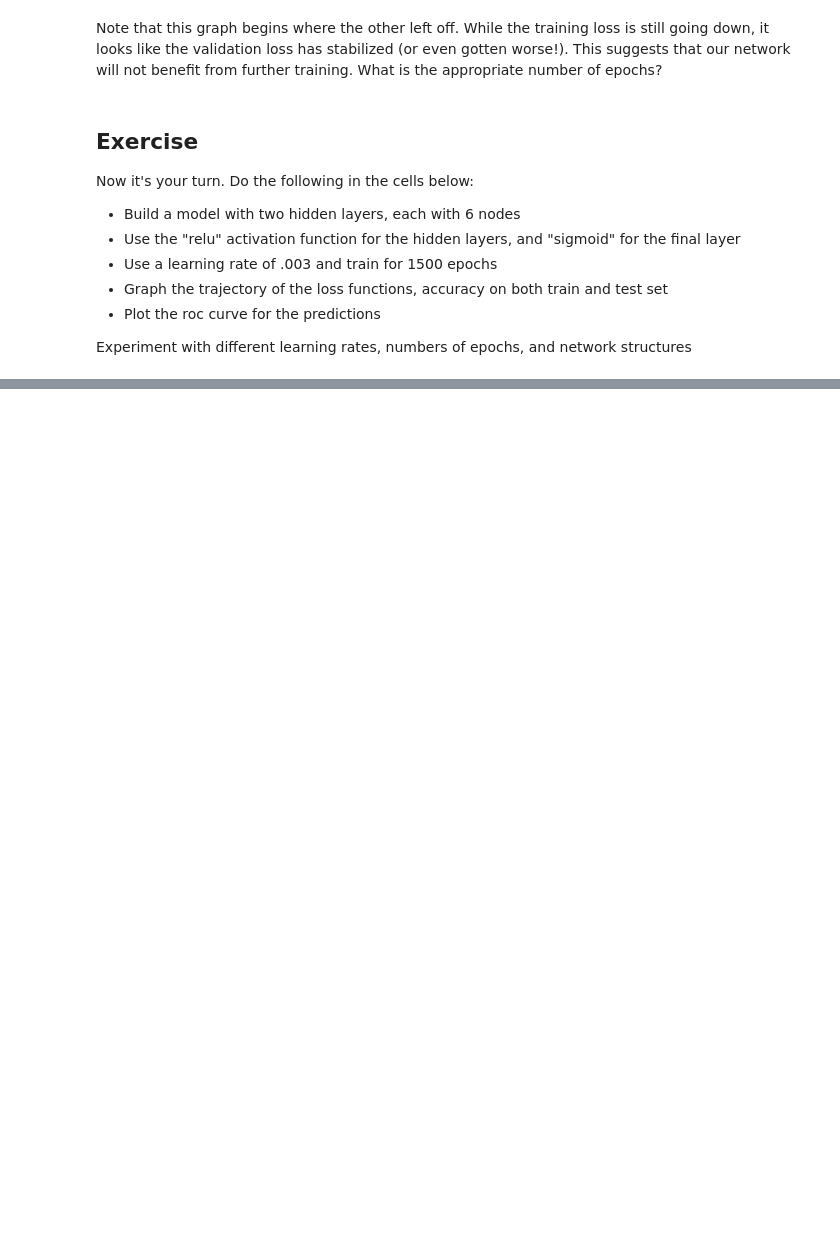
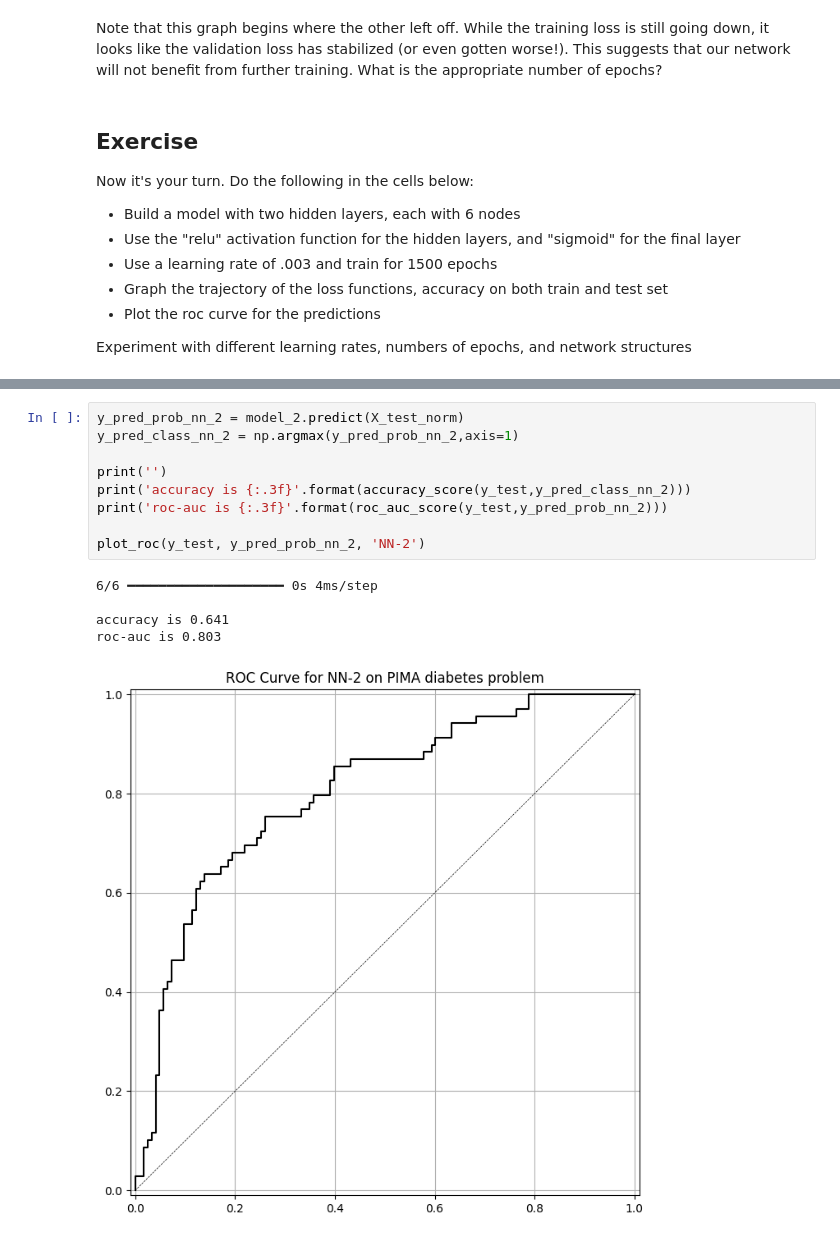
Before and after one commit to choojun/ml, a Jupyter notebook: P07 Neural Network.ipynb, the cells around one changed output, grey strips where cells are left out. Cells and saved outputs as stored; diff of their text form; blank space fills up the shorter version.

```diff
--- a/P07 Neural Network.ipynb
+++ b/P07 Neural Network.ipynb
@@ -204,0 +337,15 @@ Experiment with different learning rates, numbers of epochs, and network structu
+# %%
+y_pred_prob_nn_2 = model_2.predict(X_test_norm)
+y_pred_class_nn_2 = np.argmax(y_pred_prob_nn_2,axis=1)
+
+print('')
+print('accuracy is {:.3f}'.format(accuracy_score(y_test,y_pred_class_nn_2)))
+print('roc-auc is {:.3f}'.format(roc_auc_score(y_test,y_pred_prob_nn_2)))
+
+plot_roc(y_test, y_pred_prob_nn_2, 'NN-2')
+# %% [output]
+6/6 ━━━━━━━━━━━━━━━━━━━━ 0s 4ms/step
+
+accuracy is 0.641
+roc-auc is 0.803
+[figure, added]
```
Also changed, not shown: parts of 22 cells of this notebook.
